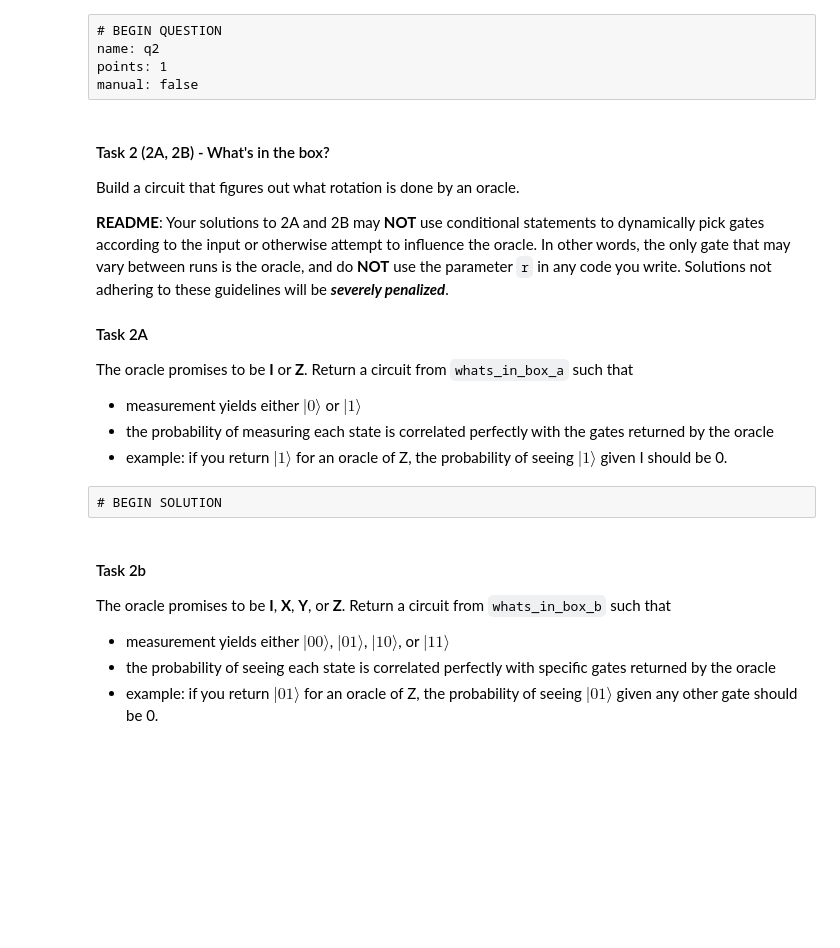
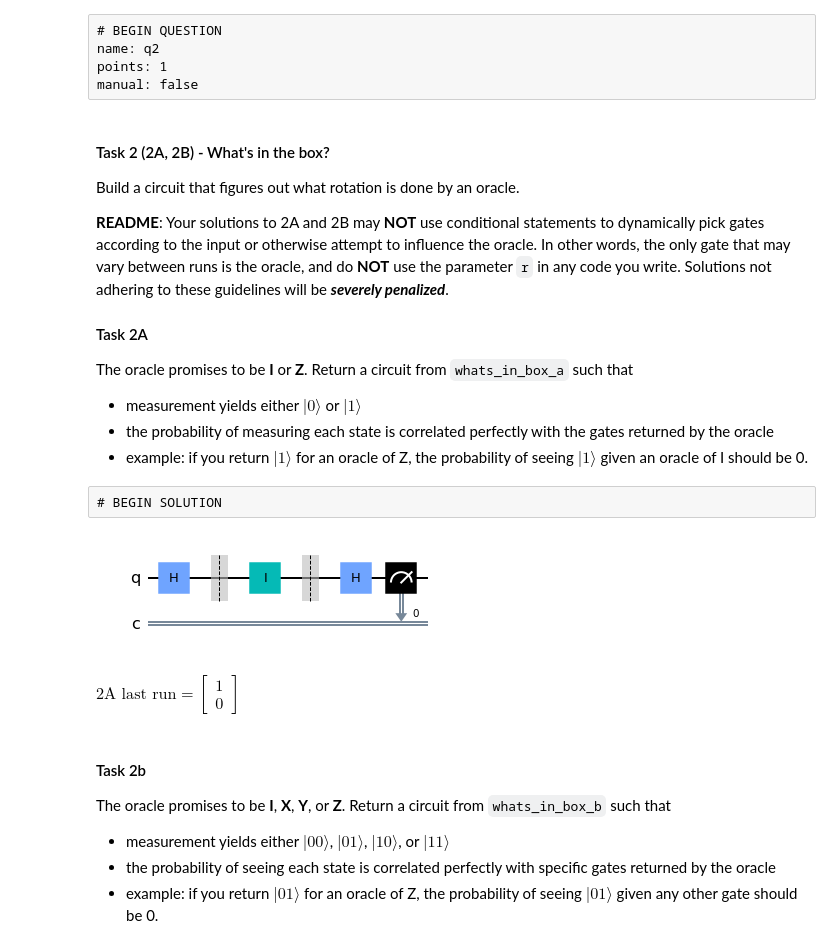
Before and after one commit to ProfRonCytron/ZeboCopy, a Jupyter notebook: exercises/qiskit/q3.ipynb, the cells around one changed output. Cells and saved outputs as stored; diff of their text form; code cells hidden in the pictures; blank space fills up the shorter version.

Commit message:
qiskit work

```diff
--- a/exercises/qiskit/q3.ipynb
+++ b/exercises/qiskit/q3.ipynb
@@ -58,6 +67,7 @@ def multi_qubit_a():
     # can use outer product from lecture 01 to obtain the matrix necessary to make this transformation
     # they've practiced using the U gate in q1 assignment so can solve for the corresponding U gate parameters.
     #
+
     # primary solution - U gate
     phi = 3*np.pi/2
     theta = np.pi/2
@@ -65,16 +75,16 @@ def multi_qubit_a():
     qc_a.u(phi,theta,lamda,0)
     qc_a.u(phi,theta,lamda,1)
     qc_a.x(1)
-    # alternate solution - P, H, and X gates
+#     alternate solution - P, H, and X gates
 #     qc_a.h(0)
 #     qc_a.p(3*np.pi/2,0)
 #     qc_a.h(1)
 #     qc_a.p(3*np.pi/2,1)
 #     qc_a.x(1)
+
     qc_a.measure(0,0)
     qc_a.measure(1,1)
     # END SOLUTION
-    qc_a.reverse_bits() # remember to account for Qiskit's reversed qubit ordering!
     return qc_a
 # %%
 multi_qubit_a().draw(output='mpl')
@@ -130,36 +153,45 @@ Build a circuit that figures out what rotation is done by an oracle.
 The oracle promises to be **I** or **Z**. Return a circuit from `whats_in_box_a` such that
 - measurement yields either $|0\rangle$ or $|1\rangle$
 - the probability of measuring each state is correlated perfectly with the gates returned by the oracle
-- example: if you return $|1\rangle$ for an oracle of Z, the probability of seeing $|1\rangle$ given I should be 0.
+- example: if you return $|1\rangle$ for an oracle of Z, the probability of seeing $|1\rangle$ given an oracle of I should be 0.
 # %% [raw]
 # BEGIN SOLUTION
 # %%
 def oracle_a(qc, r=None):
     if r is None:
         r = random.uniform(0, 1)
     qc.i(0) if r > 0.5 else qc.z(0)
     return qc
 
 def whats_in_box_a(r=None):
     # BEGIN SOLUTION
     qc = QuantumCircuit(1,1)
     qc.h(0)
     # END SOLUTION
     qc.barrier()
     qc = oracle_a(qc,r)
     qc.barrier()
     # BEGIN SOLUTION
     qc.h(0)
     qc.measure(0,0)
     # END SOLUTION
     return qc
 
-qc = whats_in_box_a()
-qc.draw(output='mpl')
+whats_in_box_a().draw(output='mpl')
+# %% [output]
+[figure, added]
 # %%
+qc = whats_in_box_a()
 qc.remove_final_measurements()
 ket = Statevector.from_instruction(qc)
 array_to_latex(ket, pretext="\\text{2A last run} = ")
+# %% [output]
+$\displaystyle
+\text{2A last run} = \begin{bmatrix}
+1 \\
+0
+\end{bmatrix}
+$
 # %% [markdown]
 #### Task 2b
 The oracle promises to be **I**, **X**, **Y**, or **Z**. Return a circuit from `whats_in_box_b` such that
```
Also changed, not shown: parts of 19 cells of this notebook, 2 other files.
